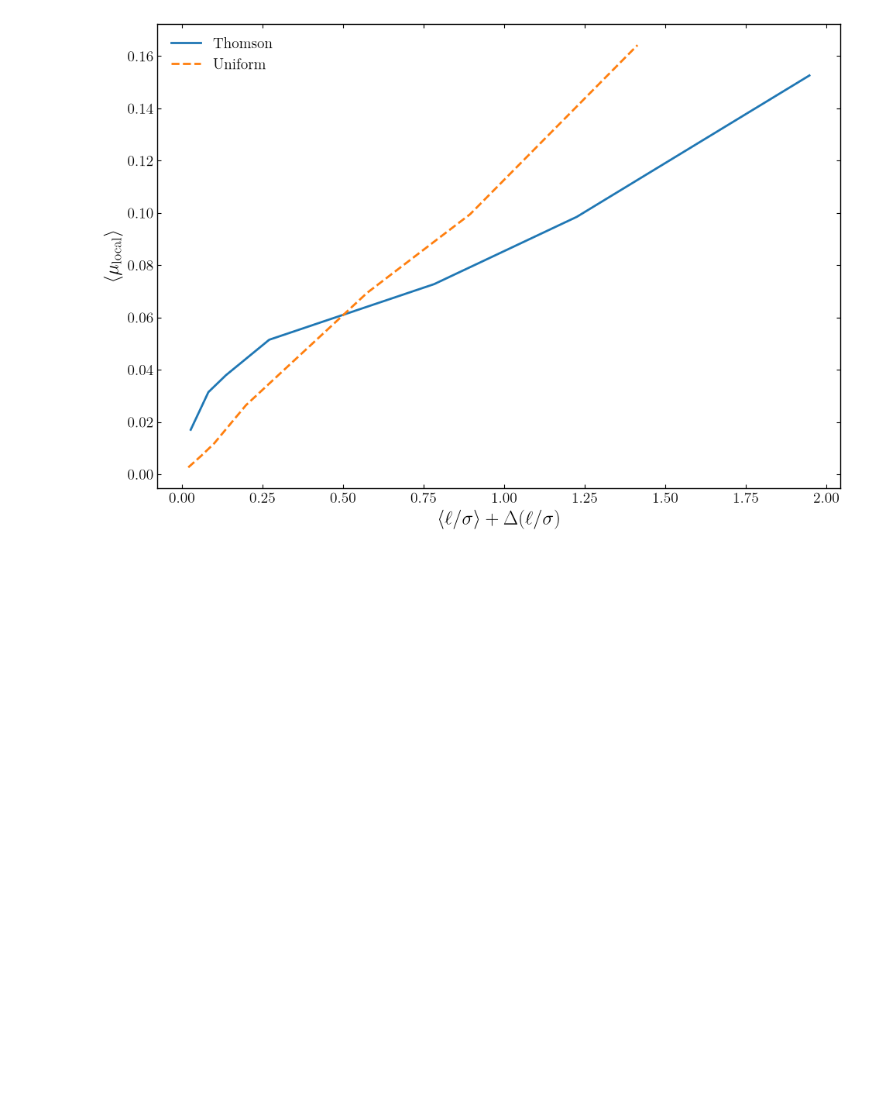
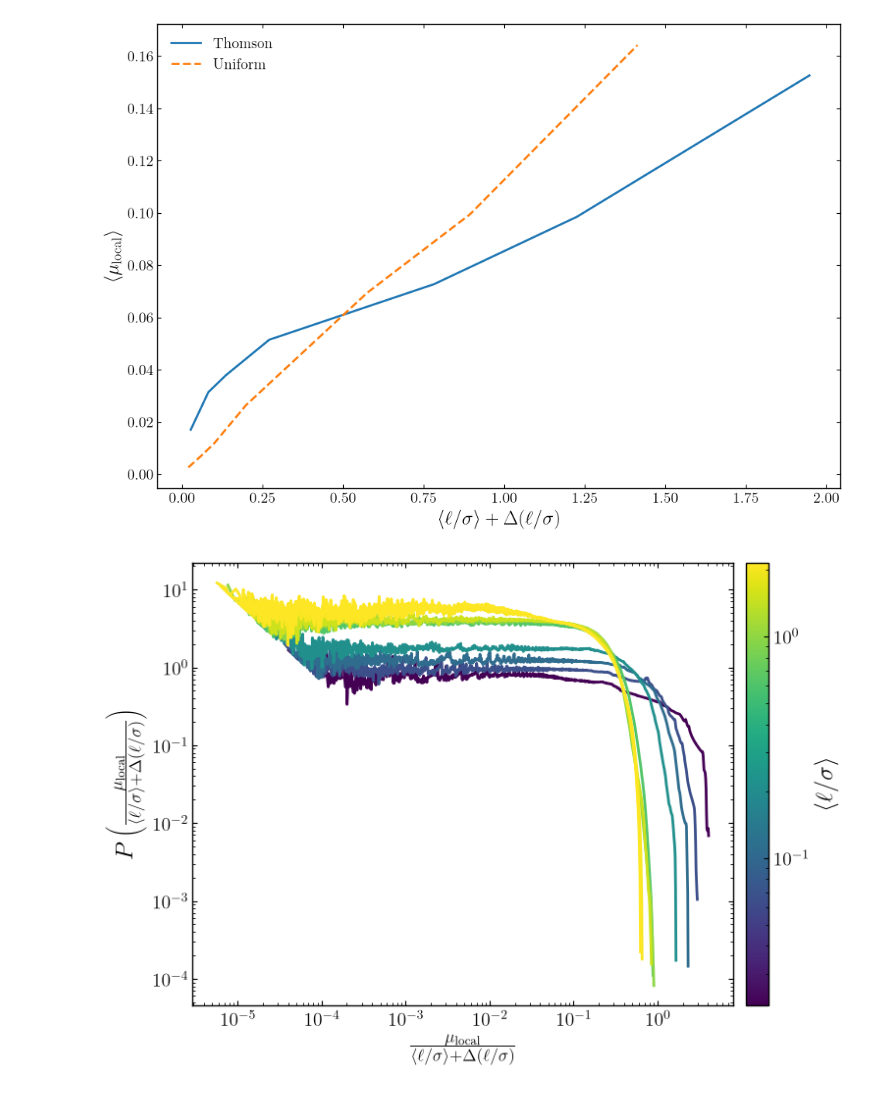
Before and after one commit to rohan-goyal-1/summer-26, a Jupyter notebook: friction/thomson/thomson.ipynb, the cells around one changed output. Saved outputs shown, nothing was run; the diff lists cells and outputs as text; code cells hidden in the pictures; blank space fills up the shorter version.

Commit message:
more plots and work

```diff
--- a/friction/thomson/thomson.ipynb
+++ b/friction/thomson/thomson.ipynb
@@ -186,3 +186,88 @@ plt.tight_layout()
 plt.show()
 # %% [output]
 [figure]
+# %%
+from matplotlib.colors import LogNorm
+
+def edge_l_over_sigma_std(record):
+    if "l_over_sigma_std" in record:
+        return float(record["l_over_sigma_std"])
+    if "edge_l_over_sigma" in record:
+        return float(np.std(record["edge_l_over_sigma"]))
+    return 0.0
+
+l_over_sigma = np.array([
+    float(jammed_data[value]["l_over_sigma"])
+    if "l_over_sigma" in jammed_data[value]
+    else 2 * value / np.sqrt(1 + value**2)
+    for value in mu_eff
+])
+l_over_sigma_scale = l_over_sigma + np.array([
+    edge_l_over_sigma_std(jammed_data[value])
+    for value in mu_eff
+])
+min_count = 10
+
+def positive(values):
+    return values[np.isfinite(values) & (values > 0)]
+
+def normalized_mu(value, scale):
+    return positive(jammed_data[value]["mu"]) / scale
+
+positive_values = np.concatenate([
+    normalized_mu(value, scale)
+    for value, scale in zip(mu_eff, l_over_sigma_scale)
+])
+
+bins = np.logspace(
+    np.log10(positive_values.min()),
+    np.log10(positive_values.max()),
+    2000,
+)
+
+centers = np.sqrt(bins[:-1] * bins[1:])
+norm = LogNorm(l_over_sigma.min(), l_over_sigma.max())
+cmap = plt.get_cmap("viridis")
+
+def density(values):
+    values = positive(values)
+    counts, _ = np.histogram(values, bins=bins)
+    probability = counts / (len(values) * np.diff(bins))
+    return probability, counts
+
+fig, ax = plt.subplots()
+
+for value, mean_ratio, scale in zip(mu_eff, l_over_sigma, l_over_sigma_scale):
+    probability, counts = density(normalized_mu(value, scale))
+    mask = counts >= min_count
+
+    ax.plot(
+        centers[mask],
+        probability[mask],
+        color=cmap(norm(mean_ratio)),
+    )
+
+colorbar = fig.colorbar(
+    plt.cm.ScalarMappable(norm=norm, cmap=cmap),
+    ax=ax,
+    pad=0.02,
+)
+
+colorbar.set_label(r"$\langle \ell/\sigma \rangle$")
+ax.set_xscale("log")
+ax.set_yscale("log")
+ax.set_xlabel(
+    r"$\frac{\mu_{\mathrm{local}}}{\langle \ell/\sigma \rangle + \Delta(\ell/\sigma)}$"
+)
+ax.set_ylabel(
+    r"$P\left(\frac{\mu_{\mathrm{local}}}{\langle \ell/\sigma \rangle + \Delta(\ell/\sigma)}\right)$"
+)
+plt.tight_layout()
+plt.savefig(
+    "../../figures/friction/thomson/single_particle-distributions-collapsed.png",
+    dpi=600,
+    bbox_inches="tight",
+)
+plt.show()
+# %% [output]
+[figure, added]
```
Also changed, not shown: 11 other files.
